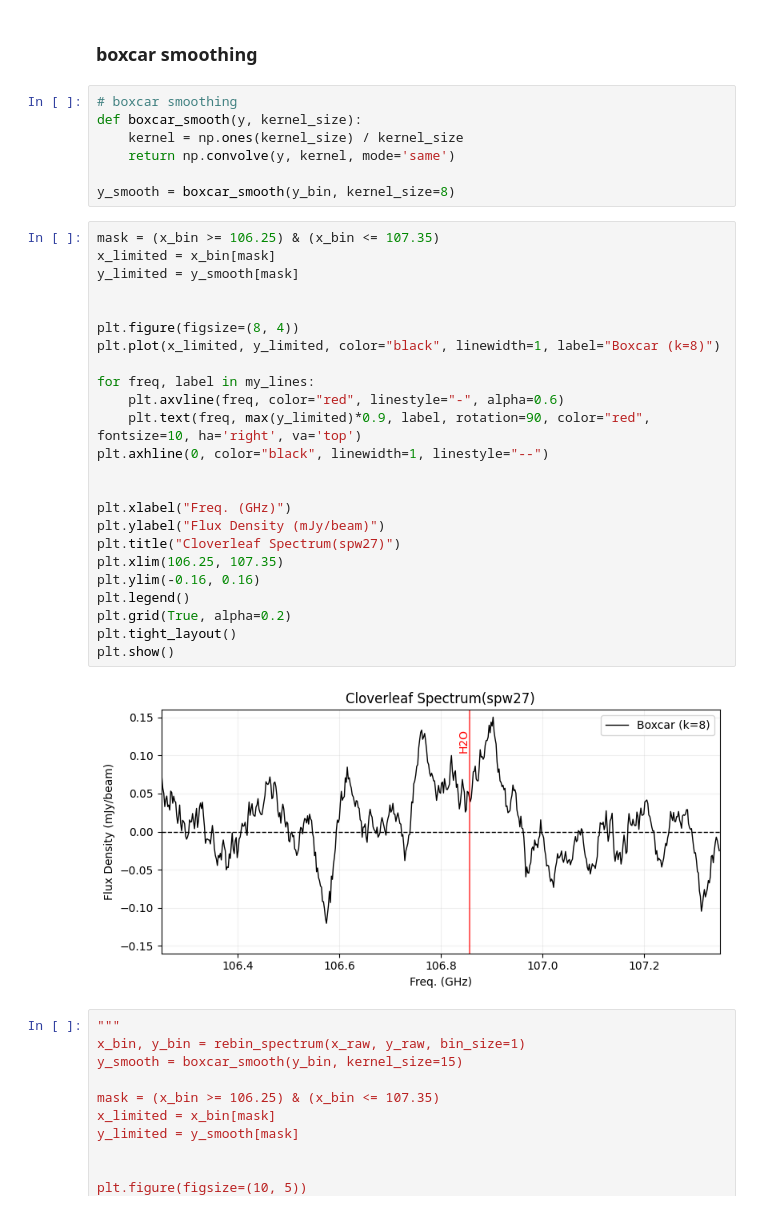
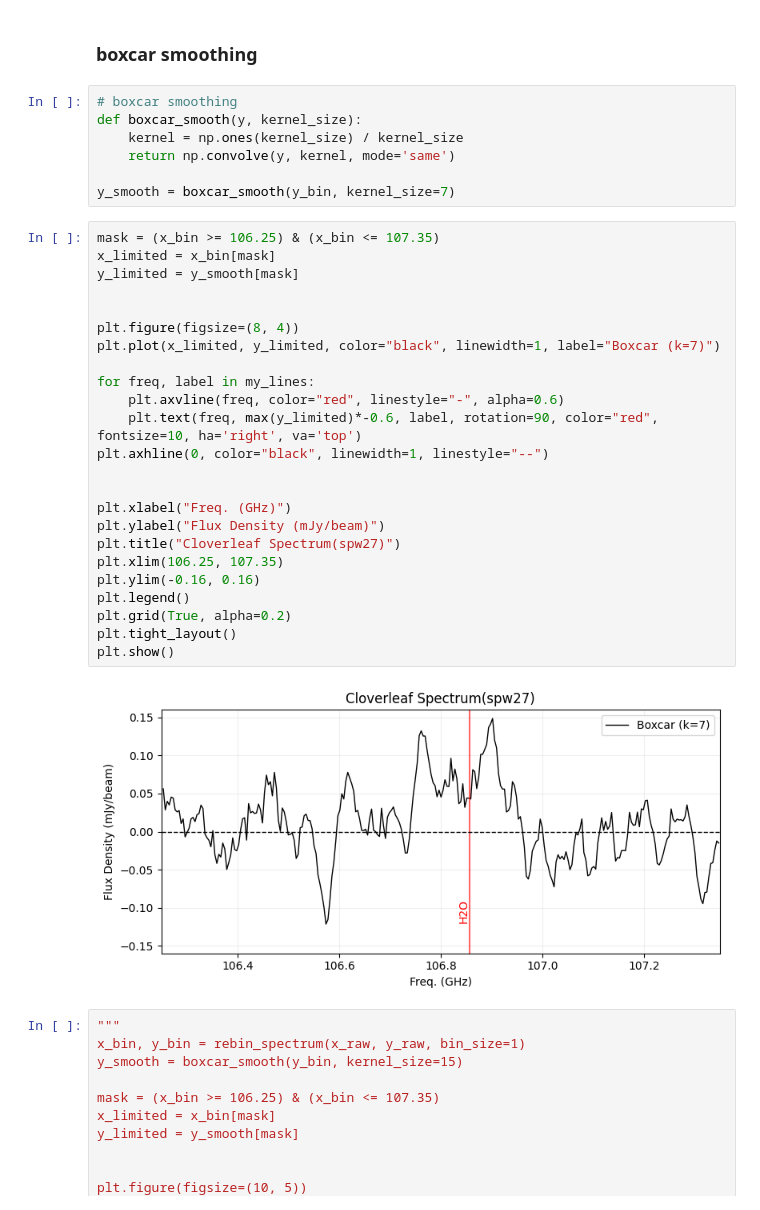
Before and after one commit to 000RF/spectral-line, a Jupyter notebook: Cloverleaf/spw27/spw27.ipynb, the cells around one changed output. Saved outputs shown, nothing was run; the diff lists cells and outputs as text.

Commit message:
figures

```diff
--- a/Cloverleaf/spw27/spw27.ipynb
+++ b/Cloverleaf/spw27/spw27.ipynb
@@ -59,33 +59,33 @@ def boxcar_smooth(y, kernel_size):
     kernel = np.ones(kernel_size) / kernel_size
     return np.convolve(y, kernel, mode='same')
 
-y_smooth = boxcar_smooth(y_bin, kernel_size=8)
+y_smooth = boxcar_smooth(y_bin, kernel_size=7)
 # %%
 mask = (x_bin >= 106.25) & (x_bin <= 107.35)
 x_limited = x_bin[mask]
 y_limited = y_smooth[mask]
 
 
 plt.figure(figsize=(8, 4))
-plt.plot(x_limited, y_limited, color="black", linewidth=1, label="Boxcar (k=8)")
+plt.plot(x_limited, y_limited, color="black", linewidth=1, label="Boxcar (k=7)")
 
 for freq, label in my_lines:
     plt.axvline(freq, color="red", linestyle="-", alpha=0.6)
-    plt.text(freq, max(y_limited)*0.9, label, rotation=90, color="red", fontsize=10, ha='right', va='top')
+    plt.text(freq, max(y_limited)*-0.6, label, rotation=90, color="red", fontsize=10, ha='right', va='top')
 plt.axhline(0, color="black", linewidth=1, linestyle="--")
 
 
 plt.xlabel("Freq. (GHz)")
 plt.ylabel("Flux Density (mJy/beam)")
 plt.title("Cloverleaf Spectrum(spw27)")
 plt.xlim(106.25, 107.35)
 plt.ylim(-0.16, 0.16)
 plt.legend()
 plt.grid(True, alpha=0.2)
 plt.tight_layout()
 plt.show()
 # %% [output]
-[figure, old version]
+[figure, new version]
 # %%
 """
 x_bin, y_bin = rebin_spectrum(x_raw, y_raw, bin_size=1)
```
Also changed, not shown: 8 other files.
